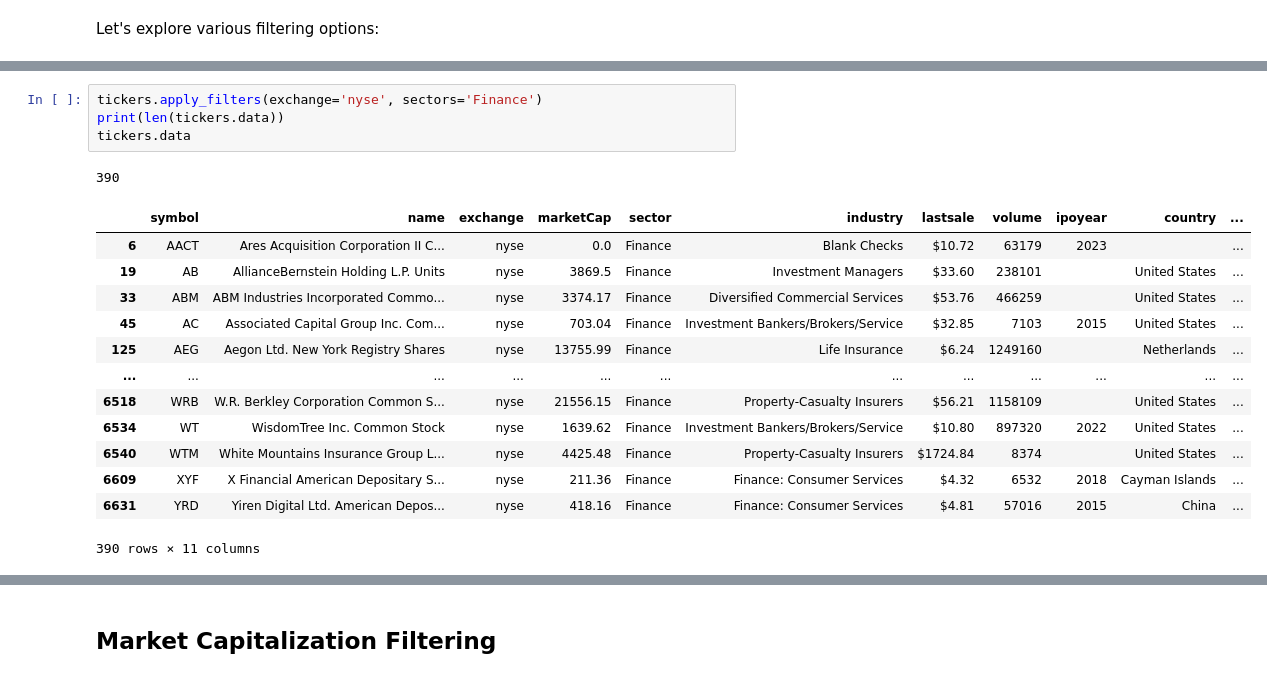
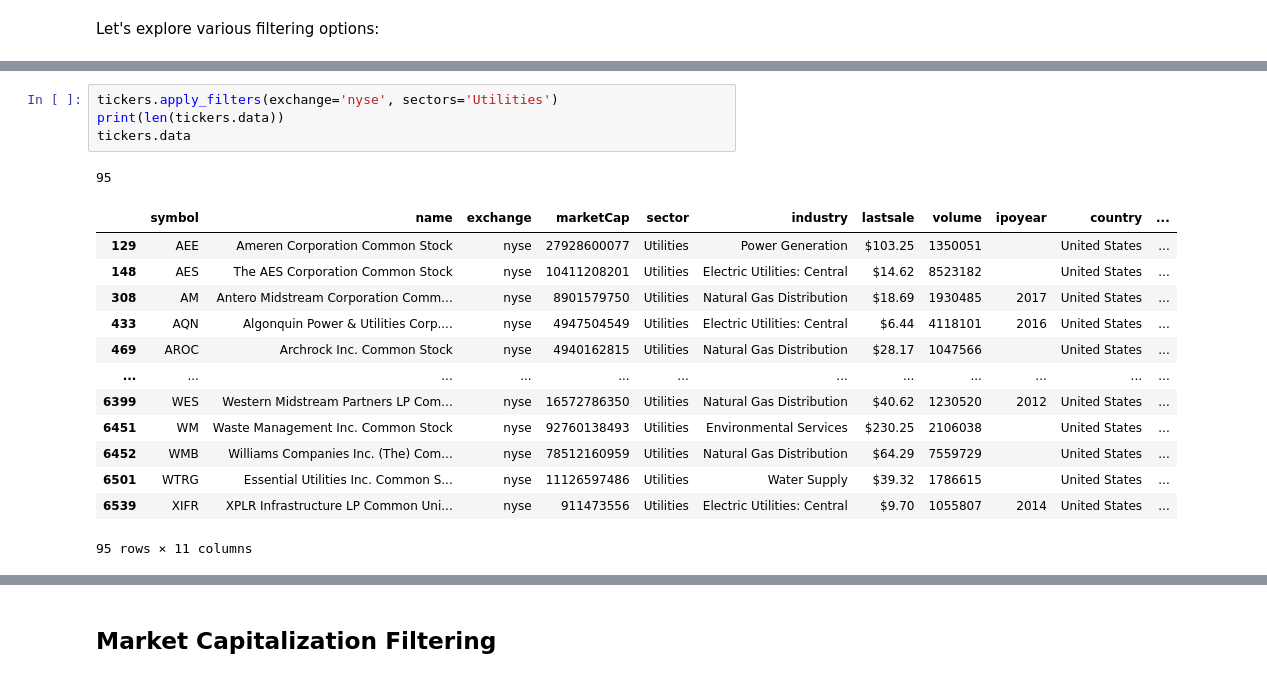
Before and after one commit to CharlieNestor/download_tickers, a Jupyter notebook: tickers_jupyter.ipynb, the cells around one changed output, grey strips where cells are left out. Cells and saved outputs as stored; diff of their text form.

```diff
--- a/tickers_jupyter.ipynb
+++ b/tickers_jupyter.ipynb
@@ -124,22 +132,22 @@ Let's explore various filtering options:
 # %%
-tickers.apply_filters(exchange='nyse', sectors='Finance')
+tickers.apply_filters(exchange='nyse', sectors='Utilities')
 print(len(tickers.data))
 tickers.data
 # %% [output]
-390
+95
 |  | symbol | name | exchange | marketCap | sector | industry | lastsale | volume | ipoyear | country | ... |
-| 6 | AACT | Ares Acquisition Corporation II C... | nyse | 0.0 | Finance | Blank Checks | $10.72 | 63179 | 2023 |  | ... |
-| 19 | AB | AllianceBernstein Holding L.P. Units | nyse | 3869.5 | Finance | Investment Managers | $33.60 | 238101 |  | United States | ... |
-| 33 | ABM | ABM Industries Incorporated Commo... | nyse | 3374.17 | Finance | Diversified Commercial Services | $53.76 | 466259 |  | United States | ... |
-| 45 | AC | Associated Capital Group Inc. Com... | nyse | 703.04 | Finance | Investment Bankers/Brokers/Service | $32.85 | 7103 | 2015 | United States | ... |
-| 125 | AEG | Aegon Ltd. New York Registry Shares | nyse | 13755.99 | Finance | Life Insurance | $6.24 | 1249160 |  | Netherlands | ... |
+| 129 | AEE | Ameren Corporation Common Stock | nyse | 27928600077 | Utilities | Power Generation | $103.25 | 1350051 |  | United States | ... |
+| 148 | AES | The AES Corporation Common Stock | nyse | 10411208201 | Utilities | Electric Utilities: Central | $14.62 | 8523182 |  | United States | ... |
+| 308 | AM | Antero Midstream Corporation Comm... | nyse | 8901579750 | Utilities | Natural Gas Distribution | $18.69 | 1930485 | 2017 | United States | ... |
+| 433 | AQN | Algonquin Power & Utilities Corp.... | nyse | 4947504549 | Utilities | Electric Utilities: Central | $6.44 | 4118101 | 2016 | United States | ... |
+| 469 | AROC | Archrock Inc. Common Stock | nyse | 4940162815 | Utilities | Natural Gas Distribution | $28.17 | 1047566 |  | United States | ... |
 | ... | ... | ... | ... | ... | ... | ... | ... | ... | ... | ... | ... |
-| 6518 | WRB | W.R. Berkley Corporation Common S... | nyse | 21556.15 | Finance | Property-Casualty Insurers | $56.21 | 1158109 |  | United States | ... |
-| 6534 | WT | WisdomTree Inc. Common Stock | nyse | 1639.62 | Finance | Investment Bankers/Brokers/Service | $10.80 | 897320 | 2022 | United States | ... |
-| 6540 | WTM | White Mountains Insurance Group L... | nyse | 4425.48 | Finance | Property-Casualty Insurers | $1724.84 | 8374 |  | United States | ... |
-| 6609 | XYF | X Financial American Depositary S... | nyse | 211.36 | Finance | Finance: Consumer Services | $4.32 | 6532 | 2018 | Cayman Islands | ... |
-| 6631 | YRD | Yiren Digital Ltd. American Depos... | nyse | 418.16 | Finance | Finance: Consumer Services | $4.81 | 57016 | 2015 | China | ... |
+| 6399 | WES | Western Midstream Partners LP Com... | nyse | 16572786350 | Utilities | Natural Gas Distribution | $40.62 | 1230520 | 2012 | United States | ... |
+| 6451 | WM | Waste Management Inc. Common Stock | nyse | 92760138493 | Utilities | Environmental Services | $230.25 | 2106038 |  | United States | ... |
+| 6452 | WMB | Williams Companies Inc. (The) Com... | nyse | 78512160959 | Utilities | Natural Gas Distribution | $64.29 | 7559729 |  | United States | ... |
+| 6501 | WTRG | Essential Utilities Inc. Common S... | nyse | 11126597486 | Utilities | Water Supply | $39.32 | 1786615 |  | United States | ... |
+| 6539 | XIFR | XPLR Infrastructure LP Common Uni... | nyse | 911473556 | Utilities | Electric Utilities: Central | $9.70 | 1055807 | 2014 | United States | ... |
-390 rows × 11 columns
+95 rows × 11 columns
 # %%
 tickers.apply_filters(exchange=['nyse','amex'], sectors=['Finance', 'Consumer Staples'])
 print(len(tickers.data))
```
Also changed, not shown: parts of 17 cells of this notebook, 2 other files.
